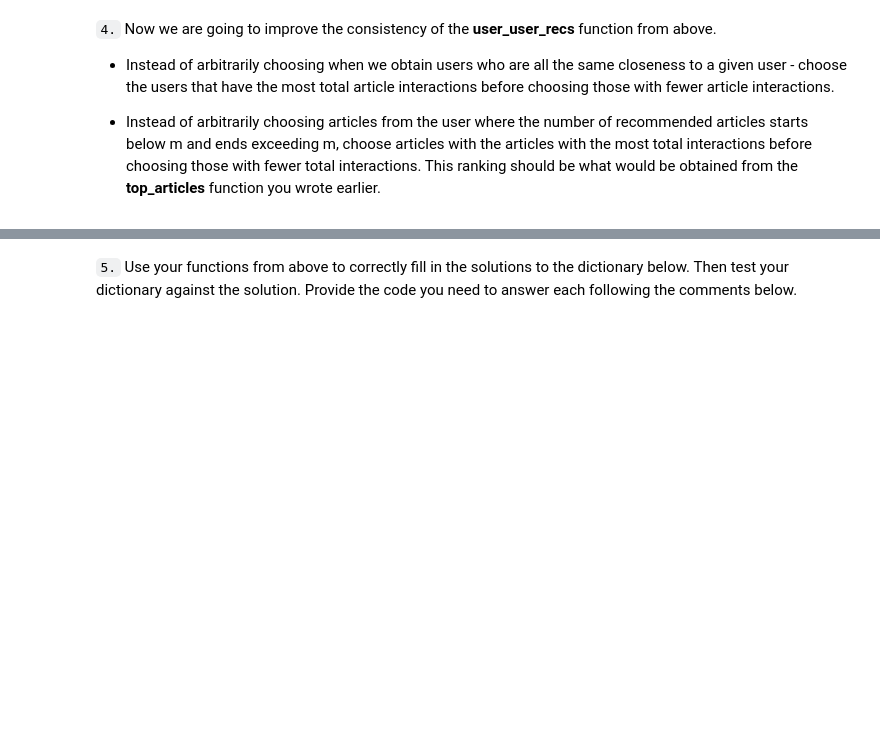
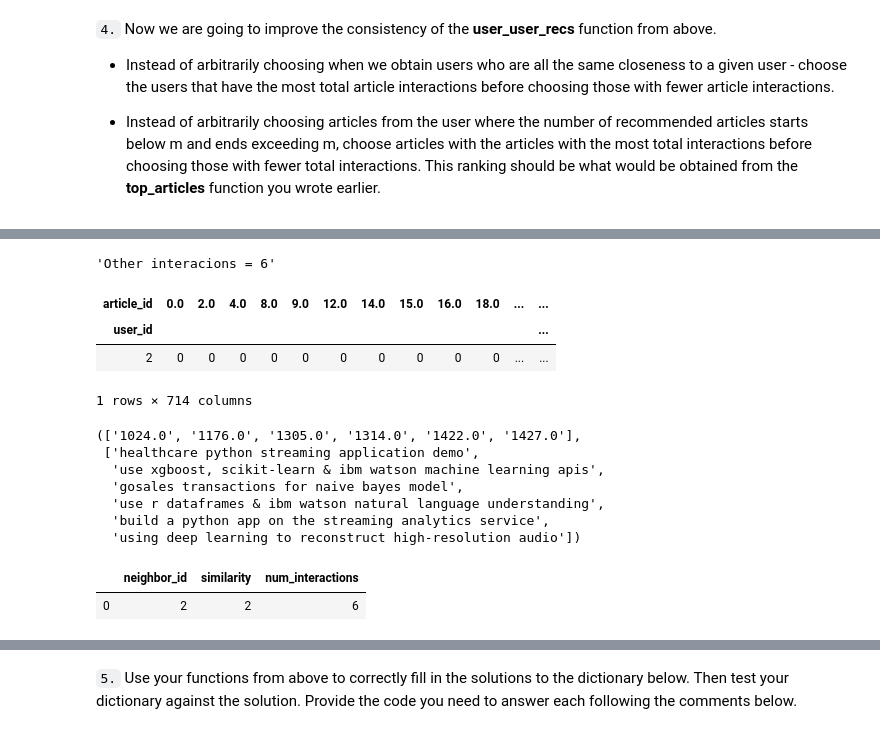
Before and after one commit to ambreen2006/Recommendation_with_IBM, a Jupyter notebook: Recommendations_with_IBM.ipynb, the cells around one changed output, grey strips where cells are left out. Saved outputs shown, nothing was run; the diff lists cells and outputs as text; code cells hidden in the pictures; blank space fills up the shorter version.

Commit message:
feat: Added the ability to predict based on similarity and interactions

```diff
--- a/Recommendations_with_IBM.ipynb
+++ b/Recommendations_with_IBM.ipynb
@@ -493,8 +555,27 @@ def get_top_sorted_users(user_id, df=df, user_item=user_item):
                     highest of each is higher in the dataframe
 
     '''
-    # Your code here
+    neighbors_dict = defaultdict(list)
+    other_users_list = list(df.loc[df.user_id != user_id, 'user_id'].unique())
+    user = user_item[user_item.index == user_id].T
 
+    for other_user_id in other_users_list:
+
+        other = user_item[user_item.index == other_user_id]
+        similarity = other.dot(user).values[0][0]
+        num_interactions = other.sum(axis=1).values[0]
+        display(f'Other interacions = {num_interactions}')
+        display(other)
+        display(get_user_articles(other_user_id))
+
+        neighbors_dict['neighbor_id'].append(other_user_id)
+        neighbors_dict['similarity'].append(similarity)
+        neighbors_dict['num_interactions'].append(num_interactions)
+        break
+
+    neighbors_df = pd.DataFrame.from_dict(neighbors_dict)
+    neighbors_df.sort_values(by=['similarity', 'num_interactions'], inplace=True,
+                             ascending=False)
     return neighbors_df # Return the dataframe specified in the doc_string
 
 
@@ -522,7 +603,36 @@ def user_user_recs_part2(user_id, m=10):
 
     '''
     # Your code here
+    known_articles_set = set(get_user_articles(user_id)[0])
+    similar_users_df = get_top_sorted_users(user_id)
+    similar_users_list = list(similar_users_df['neighbor_id'].values)
+    recommendations = set()
 
+    for similar_user in similar_users_list:
+        article_ids, article_names = get_user_articles(similar_user)
+        recommendations.update(set(article_ids) - known_articles_set)
+        if len(recommendations) > m:
+            break
+
+    recs = list(recommendations)[:m]
+    rec_names = get_article_names(recs)
     return recs, rec_names
+# %%
+get_top_sorted_users(1).head(11)
+# %% [output]
+'Other interacions = 6'
+| article_id | 0.0 | 2.0 | 4.0 | 8.0 | 9.0 | 12.0 | 14.0 | 15.0 | 16.0 | 18.0 | ... | ... |
+| user_id |  |  |  |  |  |  |  |  |  |  |  | ... |
+| 2 | 0 | 0 | 0 | 0 | 0 | 0 | 0 | 0 | 0 | 0 | ... | ... |
+1 rows × 714 columns
+(['1024.0', '1176.0', '1305.0', '1314.0', '1422.0', '1427.0'],
+ ['healthcare python streaming application demo',
+  'use xgboost, scikit-learn & ibm watson machine learning apis',
+  'gosales transactions for naive bayes model',
+  'use r dataframes & ibm watson natural language understanding',
+  'build a python app on the streaming analytics service',
+  'using deep learning to reconstruct high-resolution audio'])
+|  | neighbor_id | similarity | num_interactions |
+| 0 | 2 | 2 | 6 |
 # %%
 # Quick spot check - don't change this code - just use it to test your functions
```
Also changed, not shown: parts of 31 cells of this notebook.
